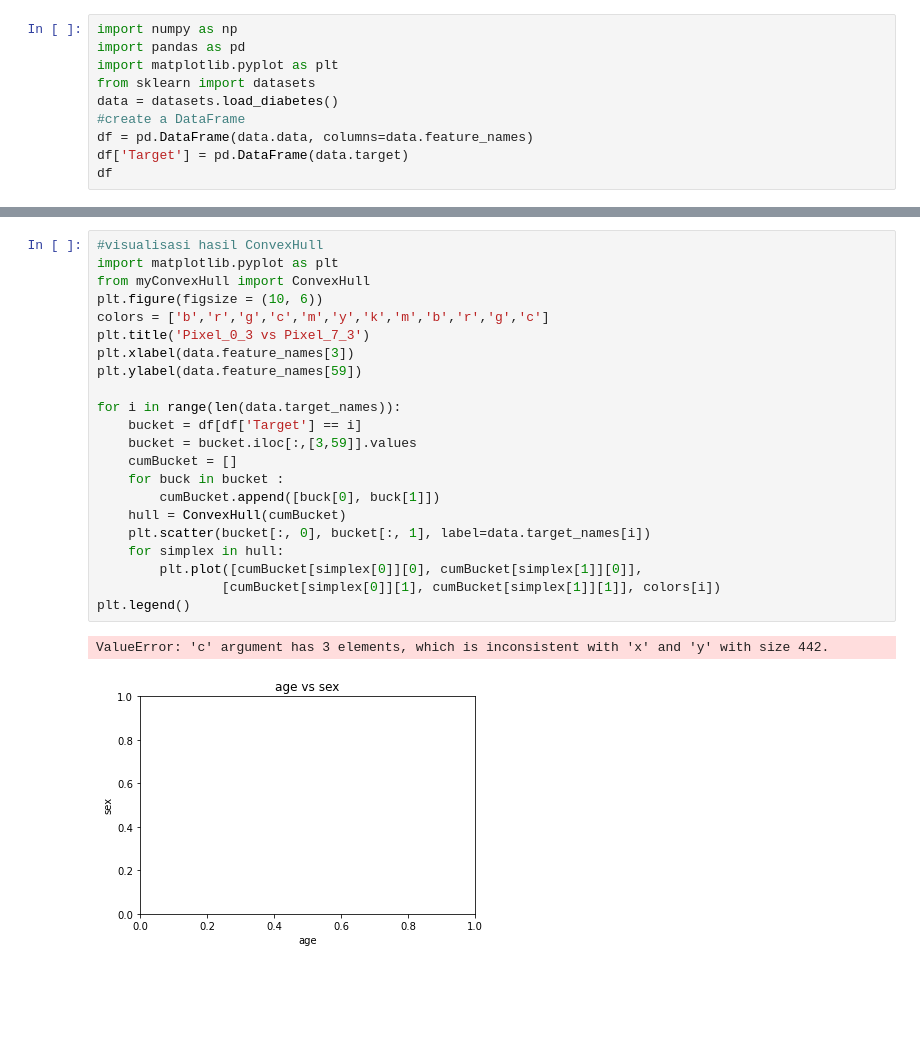
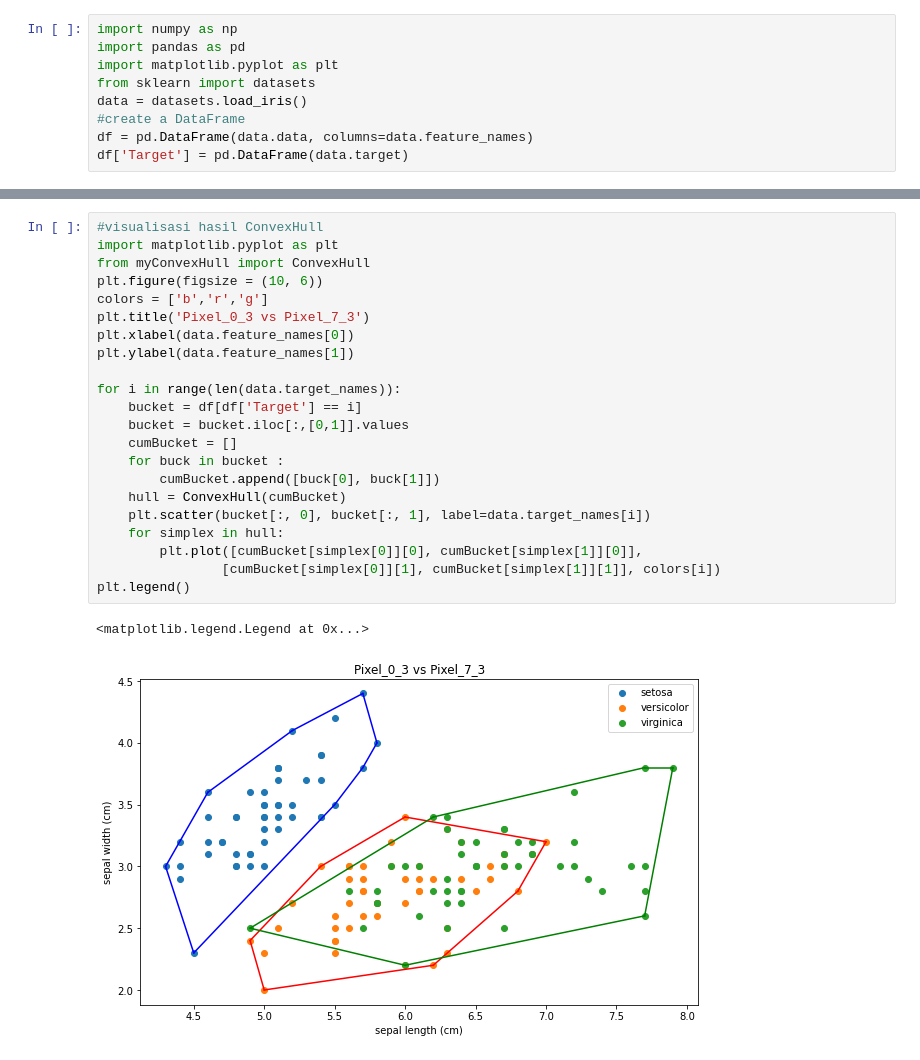
Before and after one commit to gedearyarp/Convex-Hull, a Jupyter notebook: src/visualizer.ipynb, the cells around one changed output, grey strips where cells are left out. Drawn from its saved outputs; the diff is of its cells as text; blank space fills up the shorter version.

Commit message:
fix bug in visualizer

```diff
--- a/src/visualizer.ipynb
+++ b/src/visualizer.ipynb
@@ -3,8 +3,7 @@ import numpy as np
 import pandas as pd
 import matplotlib.pyplot as plt
 from sklearn import datasets
-data = datasets.load_diabetes()
+data = datasets.load_iris()
 #create a DataFrame
 df = pd.DataFrame(data.data, columns=data.feature_names)
 df['Target'] = pd.DataFrame(data.target)
-df
@@ -25,25 +10,25 @@ df
 # %%
 #visualisasi hasil ConvexHull
 import matplotlib.pyplot as plt
 from myConvexHull import ConvexHull
 plt.figure(figsize = (10, 6))
-colors = ['b','r','g','c','m','y','k','m','b','r','g','c']
+colors = ['b','r','g']
 plt.title('Pixel_0_3 vs Pixel_7_3')
-plt.xlabel(data.feature_names[3])
-plt.ylabel(data.feature_names[59])
+plt.xlabel(data.feature_names[0])
+plt.ylabel(data.feature_names[1])
 
 for i in range(len(data.target_names)):
     bucket = df[df['Target'] == i]
-    bucket = bucket.iloc[:,[3,59]].values
+    bucket = bucket.iloc[:,[0,1]].values
     cumBucket = []
     for buck in bucket :
         cumBucket.append([buck[0], buck[1]])
     hull = ConvexHull(cumBucket)
     plt.scatter(bucket[:, 0], bucket[:, 1], label=data.target_names[i])
     for simplex in hull:
         plt.plot([cumBucket[simplex[0]][0], cumBucket[simplex[1]][0]],
                 [cumBucket[simplex[0]][1], cumBucket[simplex[1]][1]], colors[i])
 plt.legend()
 # %% [output]
-ValueError: 'c' argument has 3 elements, which is inconsistent with 'x' and 'y' with size 442.
+<matplotlib.legend.Legend at 0x...>
-[figure, old version]
+[figure, new version]
```
Also changed, not shown: parts of 1 cell of this notebook.
